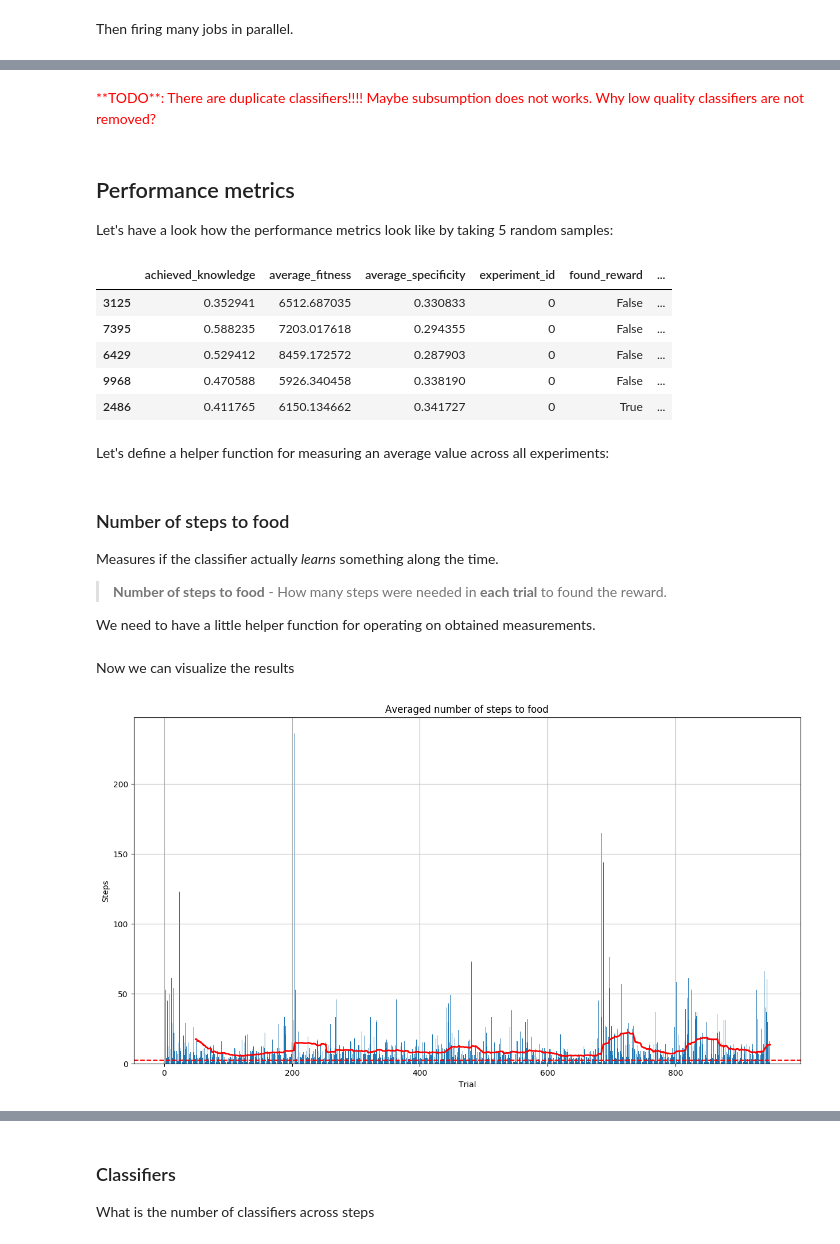
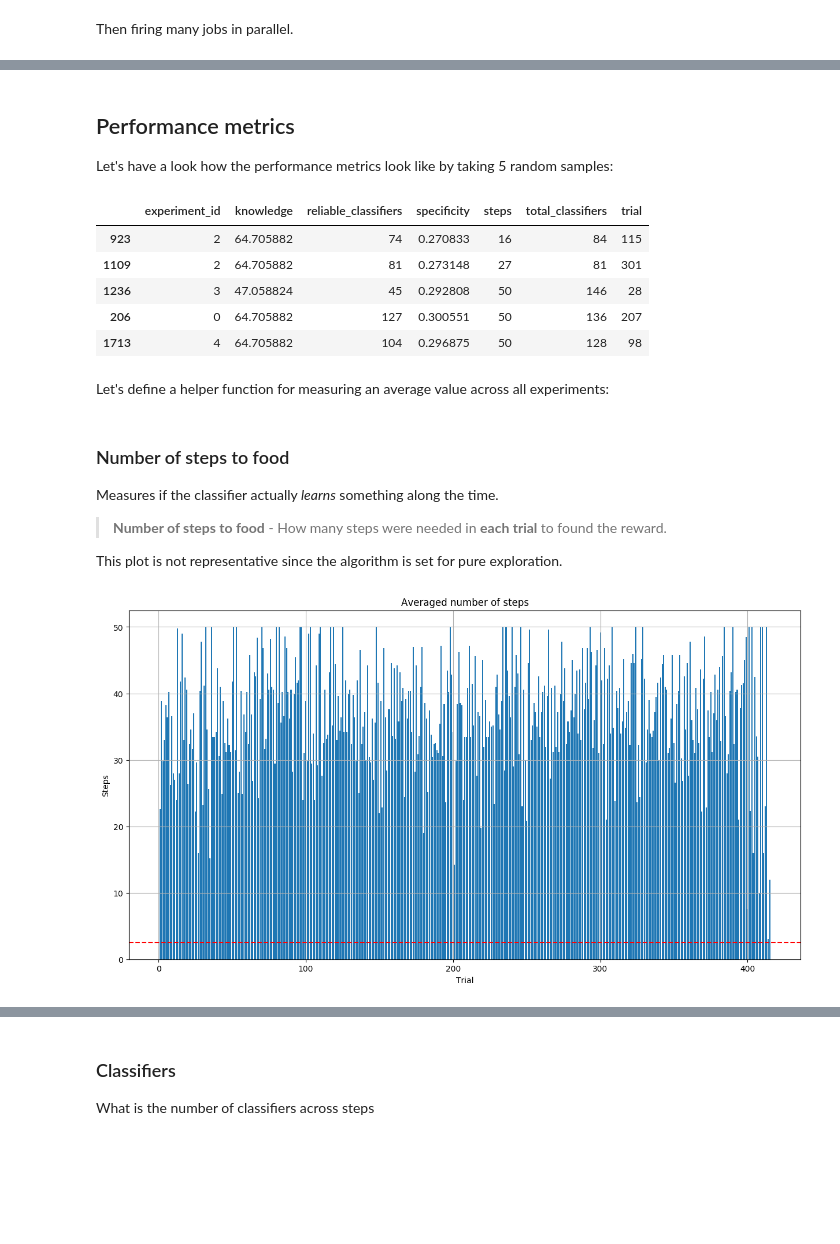
Before and after one commit to ParrotPrediction/pyalcs, a Jupyter notebook: examples/notebooks/ACS2 in Maze.ipynb, the cells around one changed output, grey strips where cells are left out. Drawn from its saved outputs; the diff is of its cells as text; code cells hidden in the pictures; blank space fills up the shorter version.

```diff
--- a/examples/notebooks/ACS2 in Maze.ipynb
+++ b/examples/notebooks/ACS2 in Maze.ipynb
@@ -79,7 +57,7 @@ Currently there are 4 mazes implemented:
 Maze `MazeF4` introduces also the *aliasing* problem - the are two states that looks exactly the same for an agent.
 # %%
 # Location of the maze file
-MAZE_LOCATION = 'mazes/MazeF2.maze'
+MAZE_LOCATION = 'mazes/BMaze5.maze'
 # %% [markdown]
 And visualize it
 # %%
@@ -242,28 +139,44 @@ Classifier{##9##### ↖ ######## q:0.92, r:12359.40, ir:0.00}
-# %% [markdown]
-<p style="color:red">**TODO**: There are duplicate classifiers!!!! Maybe subsumption does not works. Why low quality classifiers are not removed?</p>
+# %%
+agent = ACS2()
+
+# Specify which metrics will be collected
+agent.add_metrics_handlers([
+    StepsInTrial('steps'),
+    Experiment('experiment_id'),
+    Trial('trial'),
+    ClassifierPopulationSize('total_classifiers'),
+    ReliableClassifierPopulationSize('reliable_classifiers'),
+    AchievedKnowledge('knowledge'),
+    AverageSpecificity('specificity')
+])
+
+metrics = agent.evaluate(env, EXPERIMENTS, STEPS)
 # %% [markdown]
 ## Performance metrics
 Let's have a look how the performance metrics look like by taking 5 random samples:
-# %%
-all_metrics.sample(5)
-# %% [output]
-|  | achieved_knowledge | average_fitness | average_specificity | experiment_id | found_reward | ... |
-| 3125 | 0.352941 | 6512.687035 | 0.330833 | 0 | False | ... |
-| 7395 | 0.588235 | 7203.017618 | 0.294355 | 0 | False | ... |
-| 6429 | 0.529412 | 8459.172572 | 0.287903 | 0 | False | ... |
-| 9968 | 0.470588 | 5926.340458 | 0.338190 | 0 | False | ... |
-| 2486 | 0.411765 | 6150.134662 | 0.341727 | 0 | True | ... |
+# %%
+# Convert to Pandas data frame
+all_metrics = pd.DataFrame(metrics)
+
+all_metrics.sample(5)
+# %% [output]
+|  | experiment_id | knowledge | reliable_classifiers | specificity | steps | total_classifiers | trial |
+| 923 | 2 | 64.705882 | 74 | 0.270833 | 16 | 84 | 115 |
+| 1109 | 2 | 64.705882 | 81 | 0.273148 | 27 | 81 | 301 |
+| 1236 | 3 | 47.058824 | 45 | 0.292808 | 50 | 146 | 28 |
+| 206 | 0 | 64.705882 | 127 | 0.300551 | 50 | 136 | 207 |
+| 1713 | 4 | 64.705882 | 104 | 0.296875 | 50 | 128 | 98 |
 # %% [markdown]
 Let's define a helper function for measuring an average value across all experiments:
 # %%
-def get_avg_per_step(performance, colname):
-    avg_metric_per_step = pd.DataFrame(performance.groupby('time')[colname].mean())
-    avg_metric_per_step.reset_index(inplace=True)
-    return avg_metric_per_step
+def get_avg_per_trial(performance, colname):
+    avg_metric_per_trial = pd.DataFrame(performance.groupby('trial')[colname].mean())
+    avg_metric_per_trial.reset_index(inplace=True)
+    return avg_metric_per_trial
 # %% [markdown]
 ### Number of steps to food
 Measures if the classifier actually *learns* something along the time.
 
 > **Number of steps to food** - How many steps were needed in **each trial** to found the reward.
 
-We need to have a little helper function for operating on obtained measurements.
+This plot is not representative since the algorithm is set for pure exploration.
@@ -295,26 +183,20 @@ def get_avg_number_of_steps_to_food(performance):
-# %% [markdown]
-Now we can visualize the results
 # %%
-steps_to_food = get_avg_number_of_steps_to_food(all_metrics)
-steps_to_food['MA'] = steps_to_food['averaged_steps'].rolling(window=50).mean()
+steps_per_trial = get_avg_per_trial(all_metrics, 'steps')
 
 fig = plt.figure(figsize=(15, 8), dpi=100)
 
-plt.bar(steps_to_food['trial'], steps_to_food['averaged_steps'])
-plt.plot(steps_to_food['trial'], steps_to_food['MA'], 'r', linewidth=2.0)
+plt.bar(steps_per_trial['trial'], steps_per_trial['steps'])
 plt.axhline(optimal_numer_of_steps, color='r', linestyle='dashed')
 
-plt.title('Averaged number of steps to food')
+plt.title('Averaged number of steps')
 plt.xlabel('Trial')
 plt.ylabel('Steps')
 
-#plt.ylim([0, 20])
-#plt.yscale('log')
 plt.grid(True)
 
 plt.show()
 # %% [output]
-[figure, old version]
+[figure, new version]
 # %% [markdown]
 ### Achieved knowledge
 Measures if an agent is *learning* the environment.
```
Also changed, not shown: parts of 17 cells of this notebook, 8 other files.
